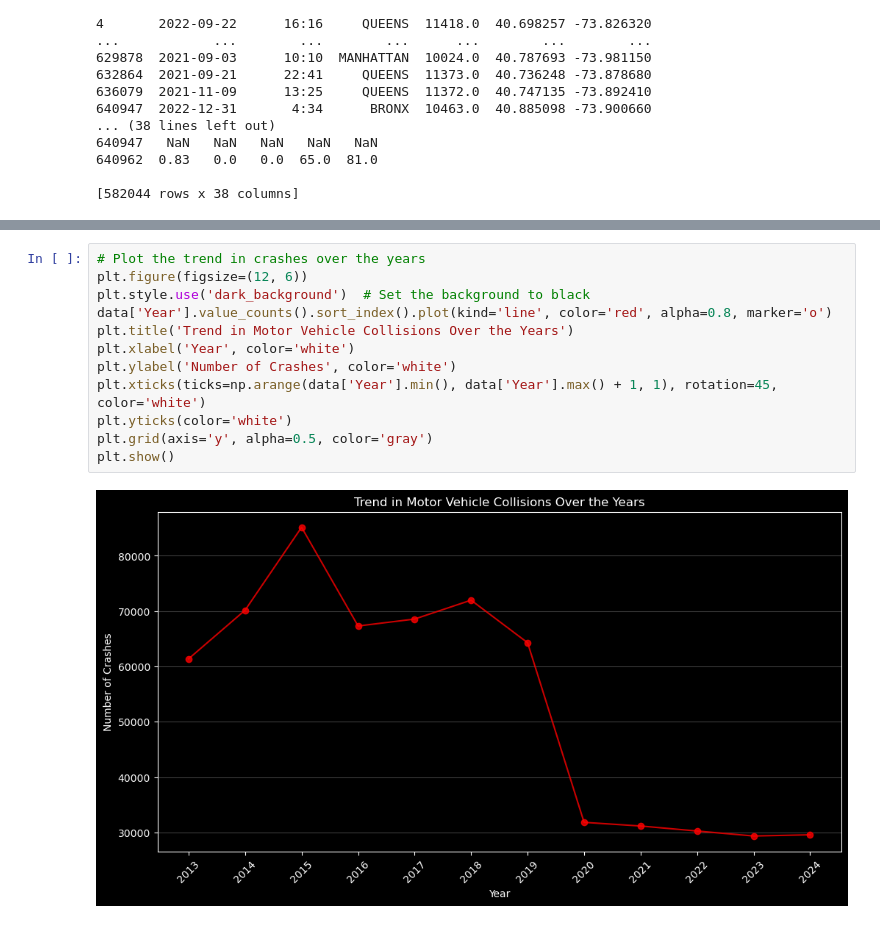
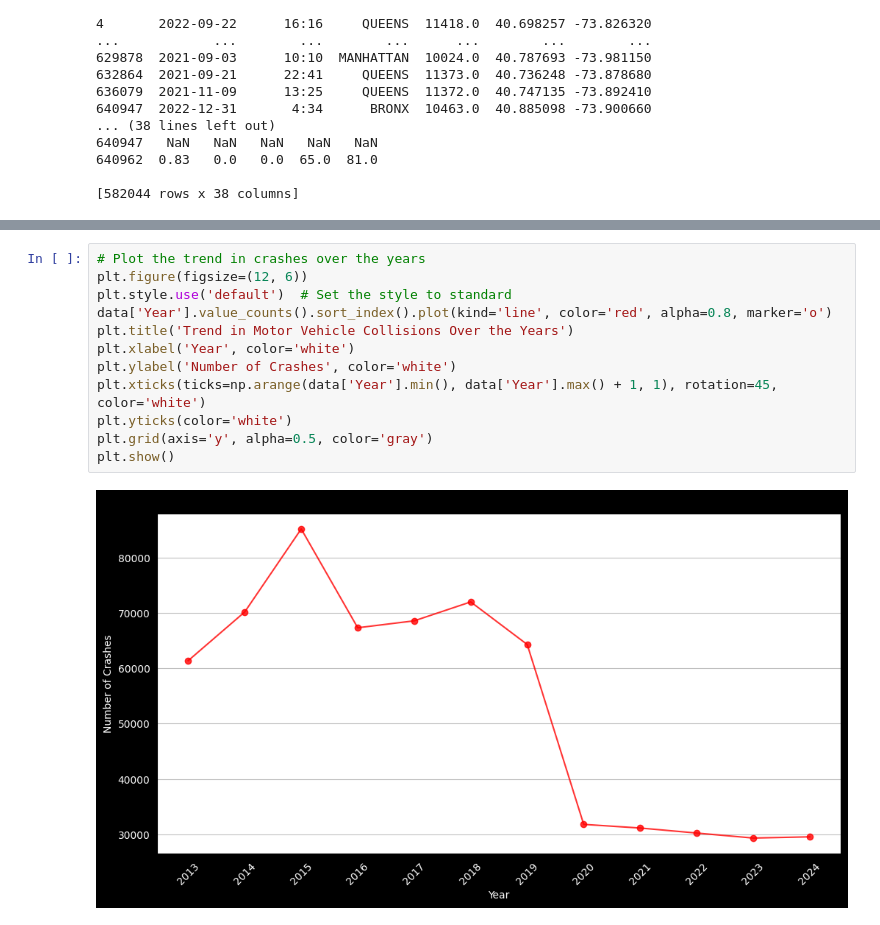
Before and after one commit to s204257/Final_project_02806, a Jupyter notebook: Data.ipynb, the cells around one changed output, grey strips where cells are left out. Saved outputs shown, nothing was run; the diff lists cells and outputs as text.

Commit message:
nye plots

```diff
--- a/Data.ipynb
+++ b/Data.ipynb
@@ -135,14 +265,14 @@ plt.show()
 # %%
 # Plot the trend in crashes over the years
 plt.figure(figsize=(12, 6))
-plt.style.use('dark_background')  # Set the background to black
+plt.style.use('default')  # Set the style to standard
 data['Year'].value_counts().sort_index().plot(kind='line', color='red', alpha=0.8, marker='o')
 plt.title('Trend in Motor Vehicle Collisions Over the Years')
 plt.xlabel('Year', color='white')
 plt.ylabel('Number of Crashes', color='white')
 plt.xticks(ticks=np.arange(data['Year'].min(), data['Year'].max() + 1, 1), rotation=45, color='white')
 plt.yticks(color='white')
 plt.grid(axis='y', alpha=0.5, color='gray')
 plt.show()
 # %% [output]
-[figure, old version]
+[figure, new version]
```
Also changed, not shown: parts of 16 cells of this notebook, 1 other file.
